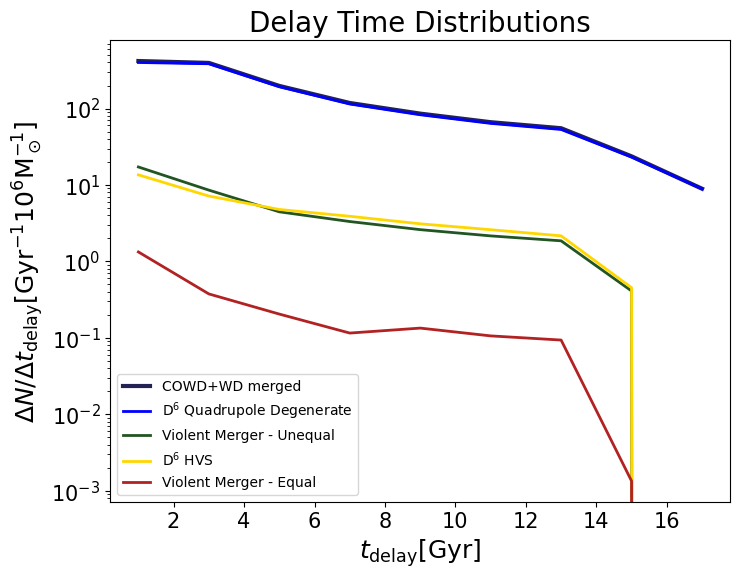
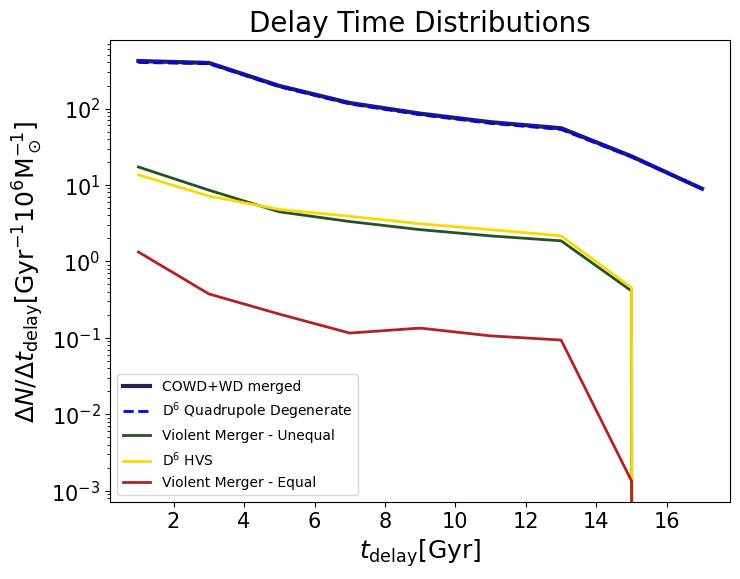
Unified diff of the notebook cell whose output changed from the first chart to the second:
--- before
+++ after
@@ -26,5 +26,5 @@
 bin_centers_D6_two = (bin_edges_D6_two[0:-1] + bin_edges_D6_two[1:])/2
 
-axs.plot(bin_centers_D6_two, (hist_D6_two/binwidth_D6_two)*1e6, color='blue', lw=2, label='$\mathrm{D^6}$ Quadrupole Degenerate')
+axs.plot(bin_centers_D6_two, (hist_D6_two/binwidth_D6_two)*1e6, color='blue', lw=2, ls='--', label='$\mathrm{D^6}$ Quadrupole Degenerate')
 
 
@@ -82,3 +82,6 @@
 axs.set_title('Delay Time Distributions', fontsize=20)
 
-plt.subplots_adjust(wspace=0.4) # add padding between plots
+# plt.subplots_adjust(wspace=0.4) # add padding between plots
+
+## save figure:
+# plt.savefig("../figures/delay_time_dist.png",bbox_inches='tight',pad_inches=0.1)

Commit: poster figures